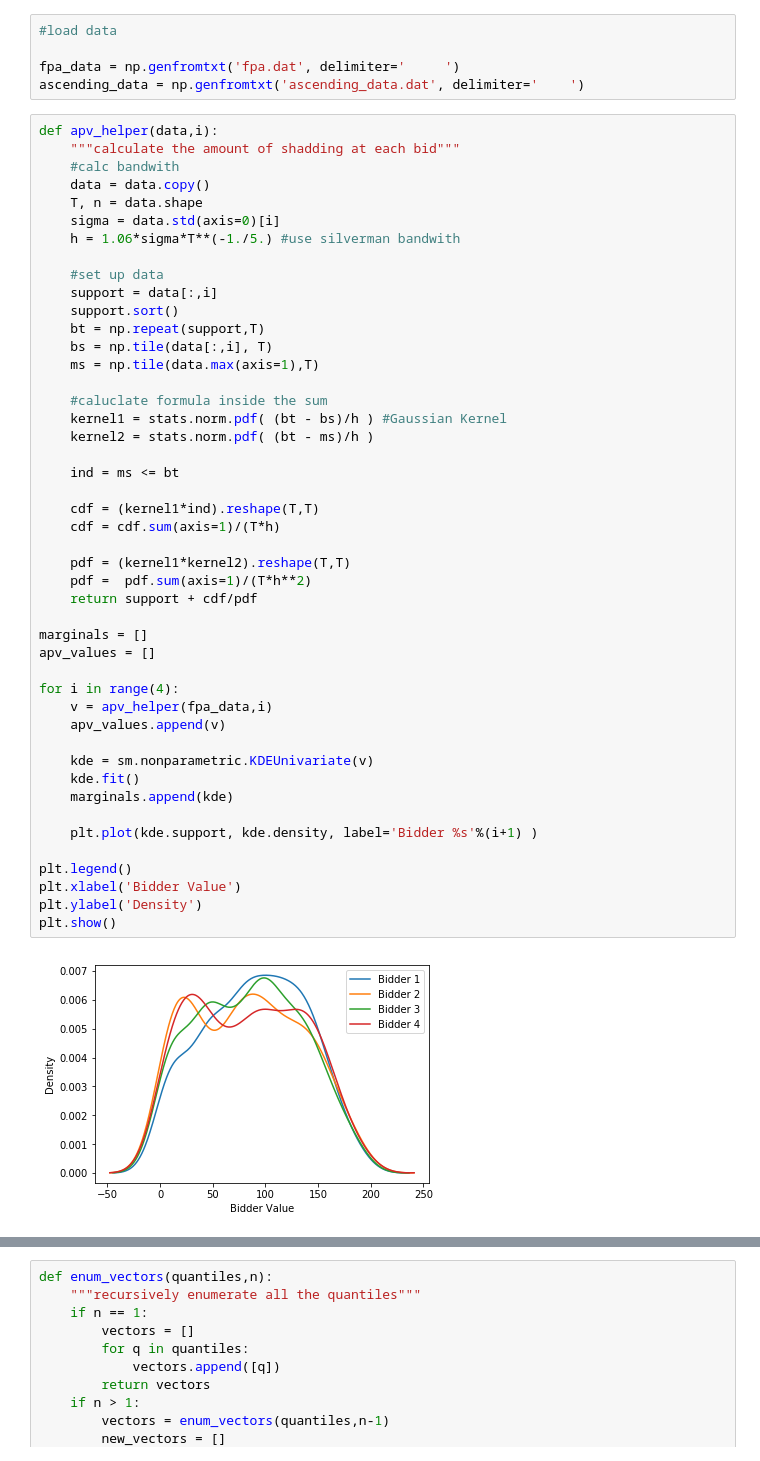
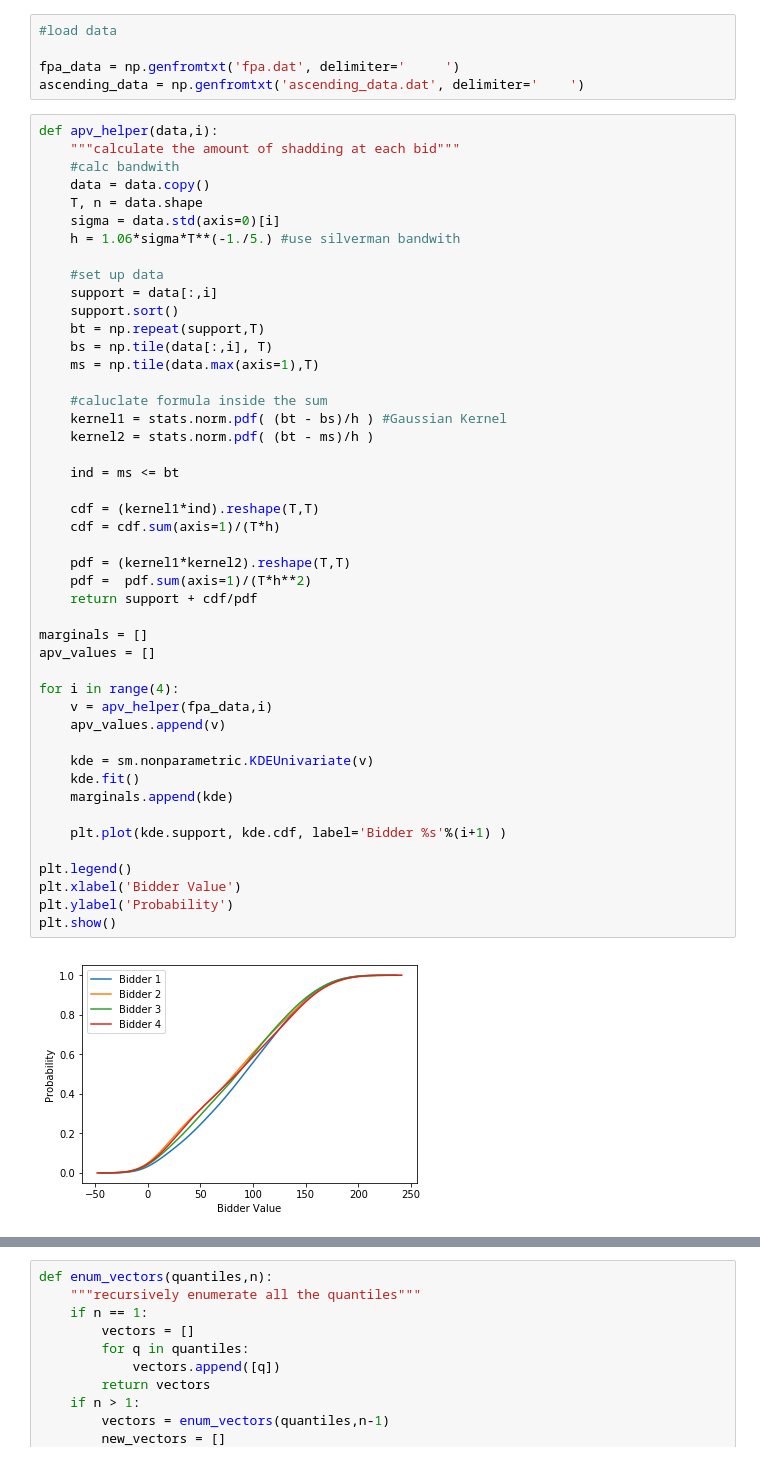
Before and after one commit to ericschulman/struct, a Jupyter notebook: hw5_io/auctions.ipynb, the cells around one changed output, grey strips where cells are left out. Drawn from its saved outputs; the diff is of its cells as text.

```diff
--- a/hw5_io/auctions.ipynb
+++ b/hw5_io/auctions.ipynb
@@ -76,33 +76,33 @@ def apv_helper(data,i):
 
     #caluclate formula inside the sum
     kernel1 = stats.norm.pdf( (bt - bs)/h ) #Gaussian Kernel
     kernel2 = stats.norm.pdf( (bt - ms)/h )
 
     ind = ms <= bt
 
     cdf = (kernel1*ind).reshape(T,T)
     cdf = cdf.sum(axis=1)/(T*h)
 
     pdf = (kernel1*kernel2).reshape(T,T)
     pdf =  pdf.sum(axis=1)/(T*h**2)
     return support + cdf/pdf
 
 marginals = []
 apv_values = []
 
 for i in range(4):
     v = apv_helper(fpa_data,i)
     apv_values.append(v)
 
     kde = sm.nonparametric.KDEUnivariate(v)
     kde.fit()
     marginals.append(kde)
 
-    plt.plot(kde.support, kde.density, label='Bidder %s'%(i+1) )
+    plt.plot(kde.support, kde.cdf, label='Bidder %s'%(i+1) )
 
 plt.legend()
 plt.xlabel('Bidder Value')
-plt.ylabel('Density')
+plt.ylabel('Probability')
 plt.show()
 # %% [output]
-[figure, old version]
+[figure, new version]
```
Also changed, not shown: parts of 6 cells of this notebook.
